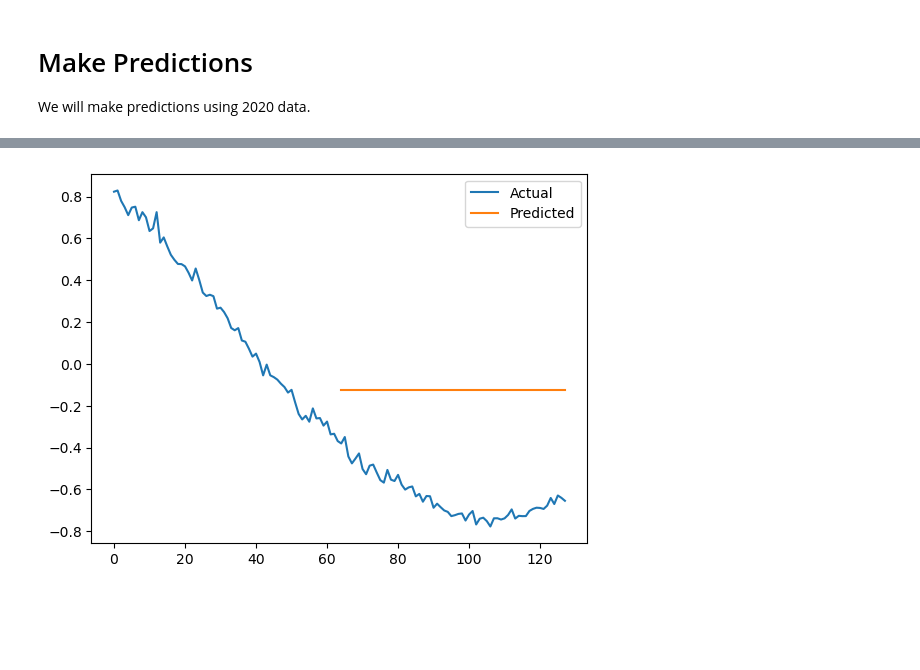
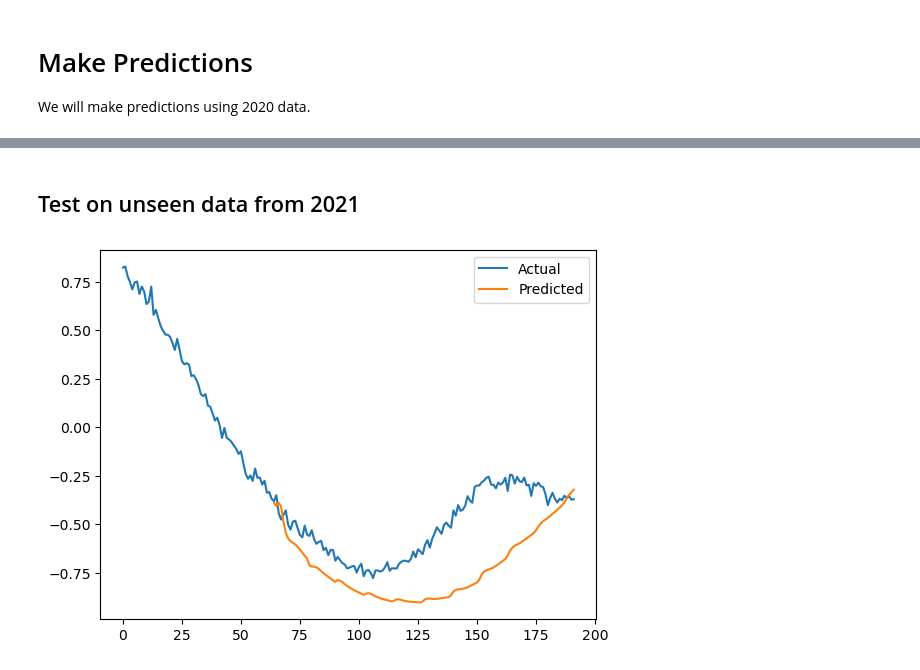
Before and after one commit to Acmaro/NY-electricity-lload-prediction, a Jupyter notebook: RNN/notebook.ipynb, the cells around one changed output, grey strips where cells are left out. Saved outputs shown, nothing was run; the diff lists cells and outputs as text; code cells hidden in the pictures; blank space fills up the shorter version.

Commit message:
Made predictions on training data and unseen data and added plots.

```diff
--- a/RNN/notebook.ipynb
+++ b/RNN/notebook.ipynb
@@ -82,6 +82,8 @@ from sklearn.pipeline import Pipeline
 
 timestamp_transformer = TimestampTransformer()
 df = timestamp_transformer.transform(df)
+imputer = SimpleImputer(strategy='mean')
+df['load'] = imputer.fit_transform(df[['load']])
 scaler_temp = StandardScaler()
 scaler_load = StandardScaler()
 df['temp'] = scaler_temp.fit_transform(df[['temp']])
@@ -250,10 +271,12 @@ train_losses, val_losses = training_loop(num_epochs, optimizer, model, criterion
 We will make predictions using 2020 data.
 # %%
 # get 2021 data
-df_2021 = pd.read_csv(r'C:\Users\zhaor\OneDrive - McMaster University\COMPSCI 4AL3\Final Project\NY-electricity-load-prediction\data\Prepared data\2021_features.csv')
-
-df_2021['temp'] = scaler_temp.transform(df_2021['temp'])
-df_2021['load'] = scaler_load.transform(df_2021['load'])
+df_2021_raw = pd.read_csv('../data/Prepared data/2021_features.csv')
+df_2021 = df_2021_raw[['timestamp', 'load', 'temp']].copy()
+del df_2021_raw
+df_2021 = timestamp_transformer.transform(df_2021)
+df_2021['temp'] = scaler_temp.transform(df_2021[['temp']])
+df_2021['load'] = scaler_load.transform(df_2021[['load']])
 # %%
 def make_predictions(model, initial_data, future_data, device='cuda'):
     '''
@@ -262,16 +285,16 @@ def make_predictions(model, initial_data, future_data, device='cuda'):
     Parameters
     ----------
     model: Assume trained.
-    initial_data (pd.Dataframe): The data to start the prediction. Assume data is normalized.
-    future_data (pd.Dataframe): Has 'load', 'temp', 'is_workday', 'month', 'day', 'hour' columns. Assume data is normalized.
+    initial_data (tensor): The data to start the prediction. Assume data is normalized.
+    future_data (tensor): Has 'load', 'temp', 'is_workday', 'month', 'day', 'hour' columns. Assume data is normalized.
 
     Returns
     -------
     predictions (list): List of predictions (normalized).
     '''
 
-    initial_data = torch.tensor(initial_data.values, dtype=torch.float32).to(device)
-    future_data = torch.tensor(future_data.values, dtype=torch.float32).to(device)
+    initial_data = initial_data.to(device)
+    future_data = future_data.to(device)
 
     predictions = []
 
@@ -279,9 +302,9 @@ def make_predictions(model, initial_data, future_data, device='cuda'):
         sequence = initial_data
         for i in range(len(future_data)):
             # make prediction
-            print(sequence.unsqueeze(0))
+            # print(sequence.unsqueeze(0))
             next_load = model(sequence.unsqueeze(0))
-            print(next_load)
+            # print(next_load)
             predictions.append(next_load.item())
             # combine with future data
             next_data = torch.cat([next_load, future_data[i, 1:].unsqueeze(0)], 1)
@@ -297,16 +338,22 @@ predictions = make_predictions(model, initial_data, future_data, device='cuda')
+# %% [markdown]
+## Test on unseen data from 2021
+# %%
+initial_np = df.iloc[-64:].to_numpy(dtype=np.float32)
+initial_tensor = torch.tensor(initial_np, dtype=torch.float32)
+future_np = df_2021.iloc[:128].to_numpy(dtype=np.float32)
+future_tensor = torch.tensor(future_np, dtype=torch.float32)
+
+predictions = make_predictions(model, initial_tensor, future_tensor, device='cuda')
 # %%
-# plot actual vs predicted
-import matplotlib.pyplot as plt
-
-# combine last 64 time steps in 2020 and first 64 time steps in 2021
-initial = initial_data['load'].iloc[-64:].values
-future = future_data['load'].iloc[:64].values
+# combine last 64 time steps in 2020 and first 128 time steps in 2021
+initial = df.iloc[-64:]['load'].values
+future = df_2021.iloc[:128]['load'].values
 actual = np.concatenate([initial, future])
 
 plt.plot(actual, label='Actual')
 # shift the predictions to align with the actual data
 plt.plot([None]*64 + predictions, label='Predicted')
 plt.legend()
 plt.show()
 # %% [output]
-[figure, old version]
+[figure, new version]
```
Also changed, not shown: parts of 7 cells of this notebook.
